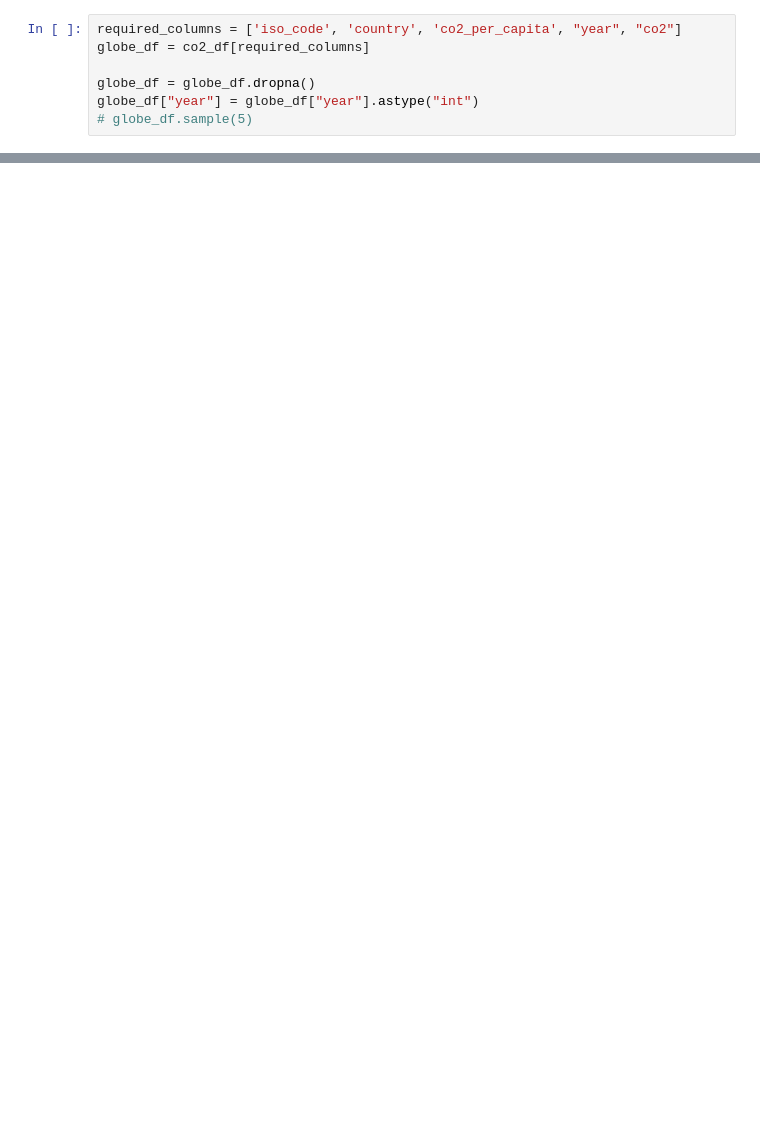
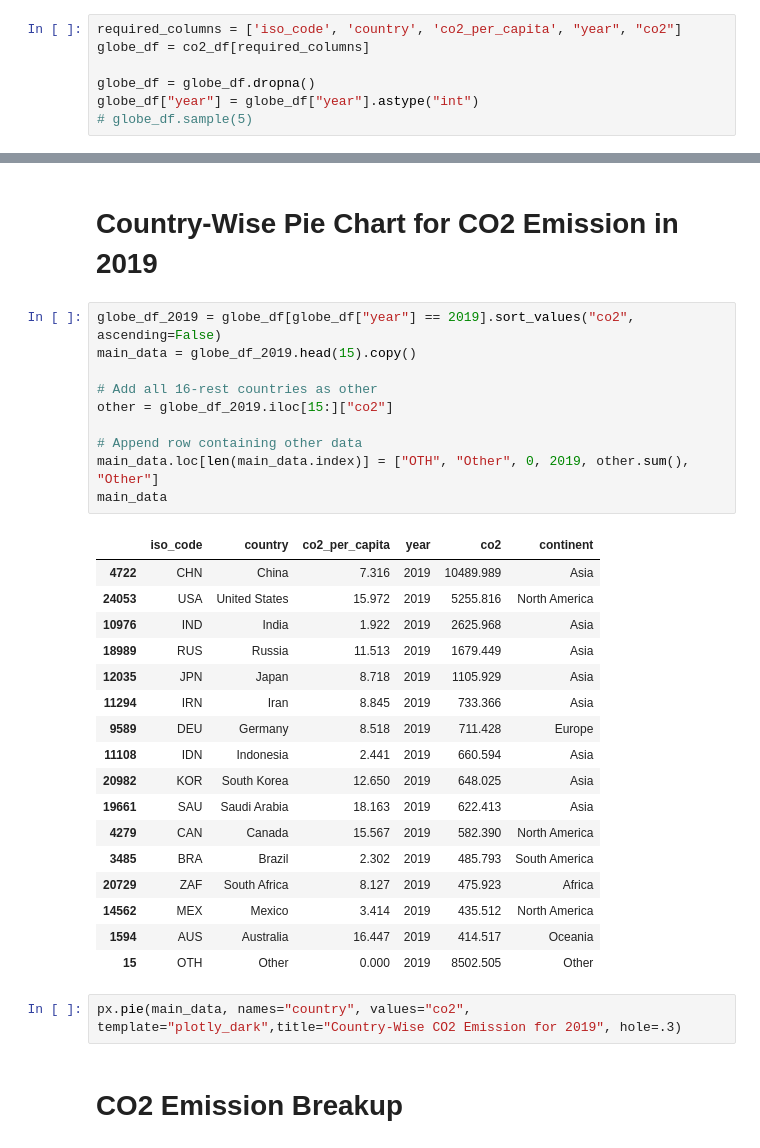
Before and after one commit to divyanshu0x16/co2-emission-analysis, a Jupyter notebook: _notebooks/index.ipynb, the cells around one changed output, grey strips where cells are left out. Cells and saved outputs as stored; diff of their text form; blank space fills up the shorter version.

```diff
--- a/_notebooks/index.ipynb
+++ b/_notebooks/index.ipynb
@@ -78,0 +131,34 @@ fig.show()
+# %% [markdown]
+# Country-Wise Pie Chart for CO2 Emission in 2019
+# %%
+globe_df_2019 = globe_df[globe_df["year"] == 2019].sort_values("co2", ascending=False)
+main_data = globe_df_2019.head(15).copy()
+
+# Add all 16-rest countries as other
+other = globe_df_2019.iloc[15:]["co2"]
+
+# Append row containing other data
+main_data.loc[len(main_data.index)] = ["OTH", "Other", 0, 2019, other.sum(), "Other"]
+main_data
+# %% [output]
+|  | iso_code | country | co2_per_capita | year | co2 | continent |
+| 4722 | CHN | China | 7.316 | 2019 | 10489.989 | Asia |
+| 24053 | USA | United States | 15.972 | 2019 | 5255.816 | North America |
+| 10976 | IND | India | 1.922 | 2019 | 2625.968 | Asia |
+| 18989 | RUS | Russia | 11.513 | 2019 | 1679.449 | Asia |
+| 12035 | JPN | Japan | 8.718 | 2019 | 1105.929 | Asia |
+| 11294 | IRN | Iran | 8.845 | 2019 | 733.366 | Asia |
+| 9589 | DEU | Germany | 8.518 | 2019 | 711.428 | Europe |
+| 11108 | IDN | Indonesia | 2.441 | 2019 | 660.594 | Asia |
+| 20982 | KOR | South Korea | 12.650 | 2019 | 648.025 | Asia |
+| 19661 | SAU | Saudi Arabia | 18.163 | 2019 | 622.413 | Asia |
+| 4279 | CAN | Canada | 15.567 | 2019 | 582.390 | North America |
+| 3485 | BRA | Brazil | 2.302 | 2019 | 485.793 | South America |
+| 20729 | ZAF | South Africa | 8.127 | 2019 | 475.923 | Africa |
+| 14562 | MEX | Mexico | 3.414 | 2019 | 435.512 | North America |
+| 1594 | AUS | Australia | 16.447 | 2019 | 414.517 | Oceania |
+| 15 | OTH | Other | 0.000 | 2019 | 8502.505 | Other |
+# %%
+px.pie(main_data, names="country", values="co2", template="plotly_dark",title="Country-Wise CO2 Emission for 2019", hole=.3)
+# %% [markdown]
+# CO2 Emission Breakup
```
Also changed, not shown: parts of 27 cells of this notebook.
